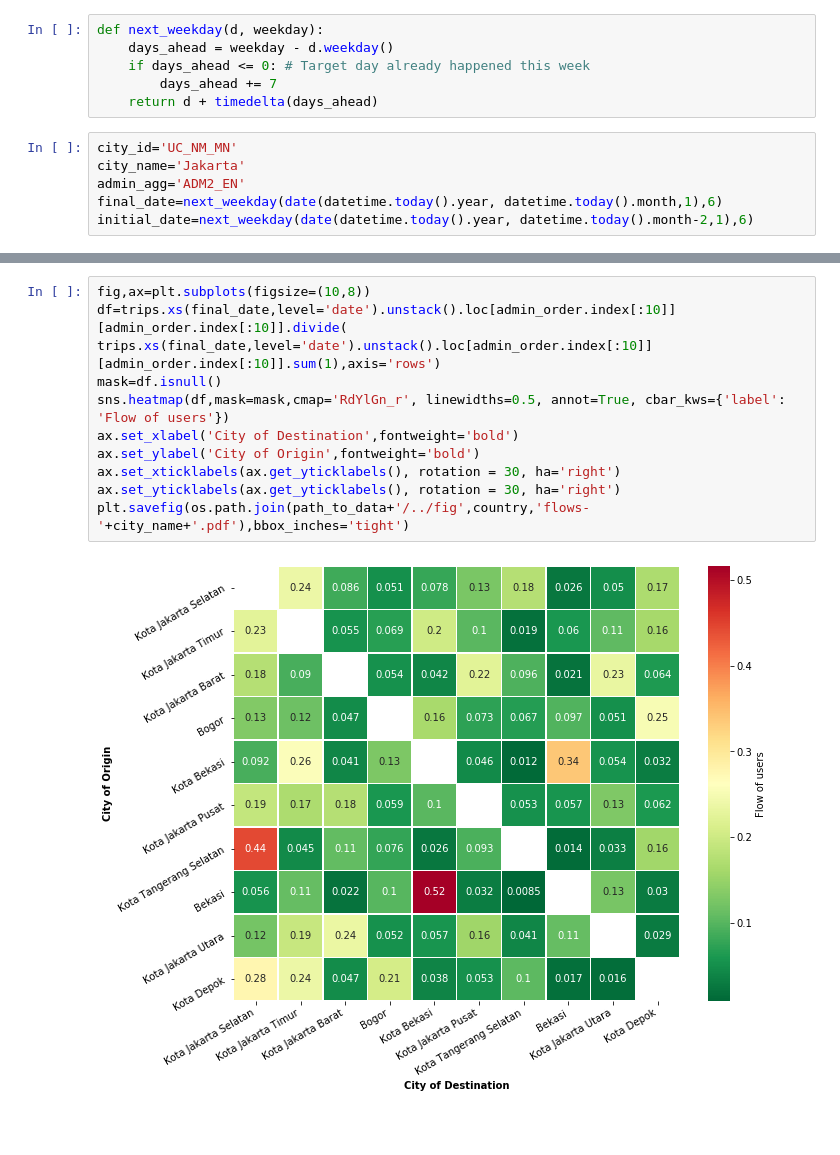
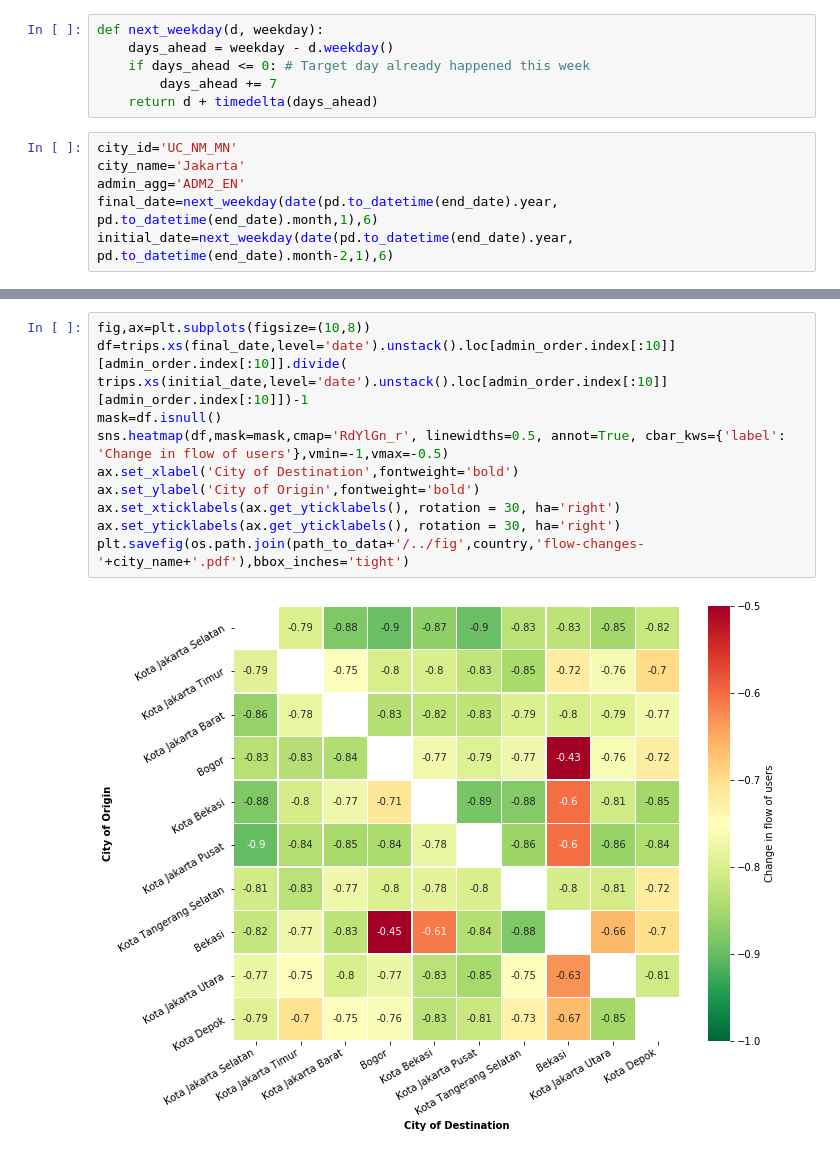
Before and after one commit to spfraib/covid, a Jupyter notebook: ipynb/describe-origin-destination.ipynb, the cells around one changed output, grey strips where cells are left out. Saved outputs shown, nothing was run; the diff lists cells and outputs as text; blank space fills up the shorter version.

```diff
--- a/ipynb/describe-origin-destination.ipynb
+++ b/ipynb/describe-origin-destination.ipynb
@@ -104,8 +104,8 @@ def next_weekday(d, weekday):
 city_id='UC_NM_MN'
 city_name='Jakarta'
 admin_agg='ADM2_EN'
-final_date=next_weekday(date(datetime.today().year, datetime.today().month,1),6)
-initial_date=next_weekday(date(datetime.today().year, datetime.today().month-2,1),6)
+final_date=next_weekday(date(pd.to_datetime(end_date).year, pd.to_datetime(end_date).month,1),6)
+initial_date=next_weekday(date(pd.to_datetime(end_date).year, pd.to_datetime(end_date).month-2,1),6)
 # %%
 print('Load admin data')
 start=timer()
@@ -146,13 +190,13 @@ Done in 78 sec
 # %%
 fig,ax=plt.subplots(figsize=(10,8))
 df=trips.xs(final_date,level='date').unstack().loc[admin_order.index[:10]][admin_order.index[:10]].divide(
-trips.xs(final_date,level='date').unstack().loc[admin_order.index[:10]][admin_order.index[:10]].sum(1),axis='rows')
+trips.xs(initial_date,level='date').unstack().loc[admin_order.index[:10]][admin_order.index[:10]])-1
 mask=df.isnull()
-sns.heatmap(df,mask=mask,cmap='RdYlGn_r', linewidths=0.5, annot=True, cbar_kws={'label': 'Flow of users'})
+sns.heatmap(df,mask=mask,cmap='RdYlGn_r', linewidths=0.5, annot=True, cbar_kws={'label': 'Change in flow of users'},vmin=-1,vmax=-0.5)
 ax.set_xlabel('City of Destination',fontweight='bold')
 ax.set_ylabel('City of Origin',fontweight='bold')
 ax.set_xticklabels(ax.get_yticklabels(), rotation = 30, ha='right')
 ax.set_yticklabels(ax.get_yticklabels(), rotation = 30, ha='right')
-plt.savefig(os.path.join(path_to_data+'/../fig',country,'flows-'+city_name+'.pdf'),bbox_inches='tight')
+plt.savefig(os.path.join(path_to_data+'/../fig',country,'flow-changes-'+city_name+'.pdf'),bbox_inches='tight')
 # %% [output]
-[figure, old version]
+[figure, new version]
```
Also changed, not shown: parts of 7 cells of this notebook, 1 other file.
